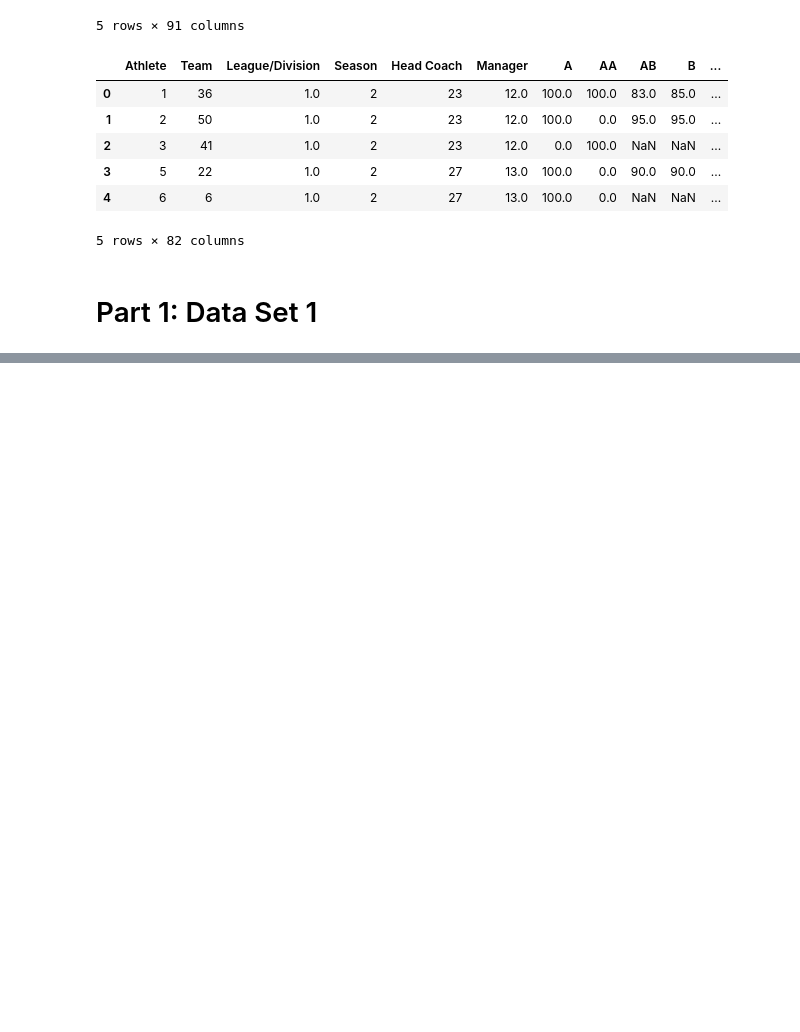
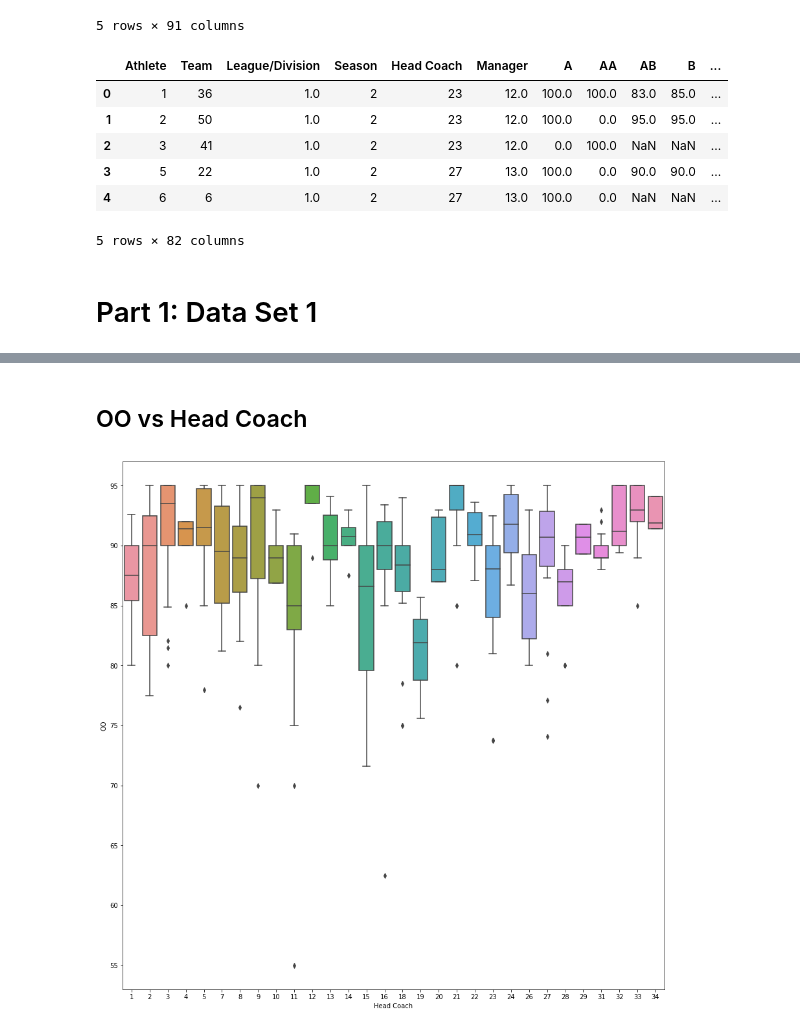
Before and after one commit to Didanny/EECE-464-Project, a Jupyter notebook: Project.ipynb, the cells around one changed output, grey strips where cells are left out. Saved outputs shown, nothing was run; the diff lists cells and outputs as text; code cells hidden in the pictures; blank space fills up the shorter version.

```diff
--- a/Project.ipynb
+++ b/Project.ipynb
@@ -37,0 +47,8 @@ dataset_2.head(5)
+# %% [markdown]
+## OO vs Head Coach
+# %%
+plt.figure(figsize=(15,15))
+sns.boxplot(x='Head Coach', y='OO', data=dataset_1)
+plt.show()
+# %% [output]
+[figure, added]
```
Also changed, not shown: parts of 32 cells of this notebook.
